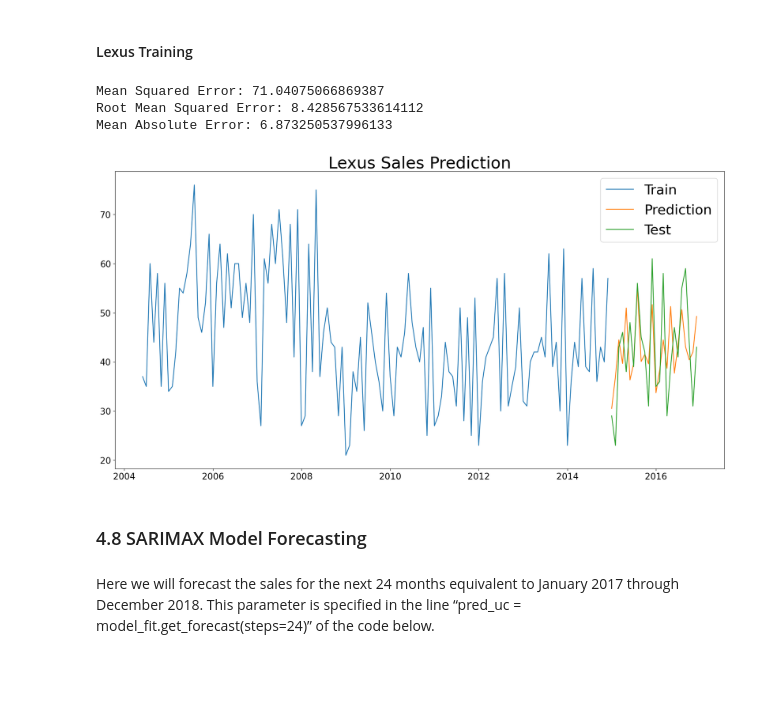
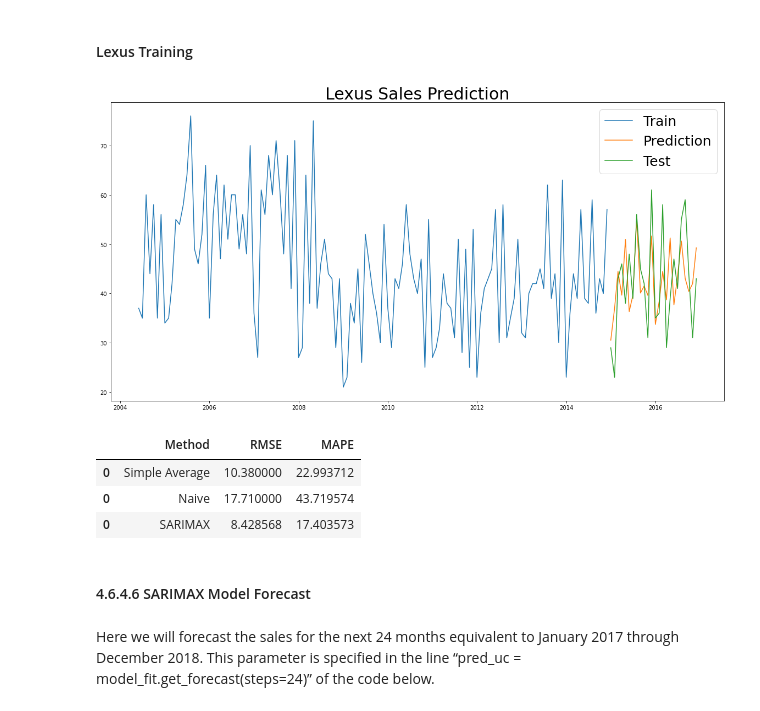
Before and after one commit to martell-n-tardy/Forecasting-with-a-Time-Series-Model-using-Python, a Jupyter notebook: notebooks/Preprocessing & Training.ipynb, the cells around one changed output. Saved outputs shown, nothing was run; the diff lists cells and outputs as text; code cells hidden in the pictures; blank space fills up the shorter version.

```diff
--- a/notebooks/Preprocessing & Training.ipynb
+++ b/notebooks/Preprocessing & Training.ipynb
@@ -248,0 +415,25 @@ Since the p-value = 0.387143 is greater than the significance level (0.05), ther
+# %%
+#model
+train_lex_len = len(train_lex)
+y_hat_lex_naive = test_lex.copy()
+y_hat_lex_naive['naive_forecast'] = train_lex['TotalSales'][train_lex_len-1]
+
+#plot
+plt.figure(figsize=(20,5))
+plt.grid()
+plt.plot(train_lex['TotalSales'], label='Train')
+plt.plot(test_lex['TotalSales'], label='Test')
+plt.plot(y_hat_lex_naive['naive_forecast'], label='Naive forecast')
+plt.legend(loc='best')
+plt.title('Lexus Naive Method')
+plt.show()
+
+#evaluation
+mse = mean_squared_error(test_lex['TotalSales'], y_hat_lex_naive.naive_forecast)
+rmse = np.sqrt(mse).round(2)
+mape = cal_mape(test_lex['TotalSales'], y_hat_lex_naive.naive_forecast)
+
+#join results
+LxsResults = pd.DataFrame({'Method':['Naive'], 'RMSE': [rmse],'MAPE': [mape]})
+Lxs_MAPE_df = pd.concat([Lxs_MAPE_df, LxsResults])
+Lxs_MAPE_df
@@ -612,28 +776,33 @@ model_fit_lex = model_lex.fit(disp=False)
 # %%
 fcast_len_lex = len(test_lex)
 fcast_lex = model_fit_lex.forecast(fcast_len_lex)
+
+#evaluation
 mse = mean_squared_error(test_lex, fcast_lex)
 rmse = np.sqrt(mse)
-mae = mean_absolute_error(test_lex, fcast_lex)
+mape = cal_mape(test_lex.TotalSales, fcast_lex)
+
+#plot
 plt.figure(figsize=(20, 10))
 plt.title('Lexus Sales Prediction', fontsize=30)
 plt.plot(train_lex, label='Train')
 plt.plot(fcast_lex, label='Prediction')
 plt.plot(test_lex, label='Test')
+plt.legend(fontsize=25)
+plt.show()
 
-print(f'Mean Squared Error: {mse}')
-print(f'Root Mean Squared Error: {rmse}')
-print(f'Mean Absolute Error: {mae}')
-plt.legend(fontsize=25)
-
-plt.show()
+#join results
+LxsResults = pd.DataFrame({'Method':['SARIMAX'], 'RMSE': [rmse],'MAPE': [mape]})
+Lxs_MAPE_df = pd.concat([Lxs_MAPE_df, LxsResults])
+Lxs_MAPE_df
 # %% [output]
-Mean Squared Error: 71.04075066869387
-Root Mean Squared Error: 8.428567533614112
-Mean Absolute Error: 6.873250537996133
-[figure, old version]
+[figure, new version]
+|  | Method | RMSE | MAPE |
+| 0 | Simple Average | 10.380000 | 22.993712 |
+| 0 | Naive | 17.710000 | 43.719574 |
+| 0 | SARIMAX | 8.428568 | 17.403573 |
 # %% [markdown]
-### 4.8 SARIMAX Model Forecasting
+#### 4.6.4.6 SARIMAX Model Forecast
 # %% [markdown]
 Here we will forecast the sales for the next 24 months equivalent to January 2017 through December 2018. This parameter is specified in the line “pred_uc = model_fit.get_forecast(steps=24)” of the code below.
 # %% [markdown]
```
Also changed, not shown: parts of 64 cells of this notebook.
